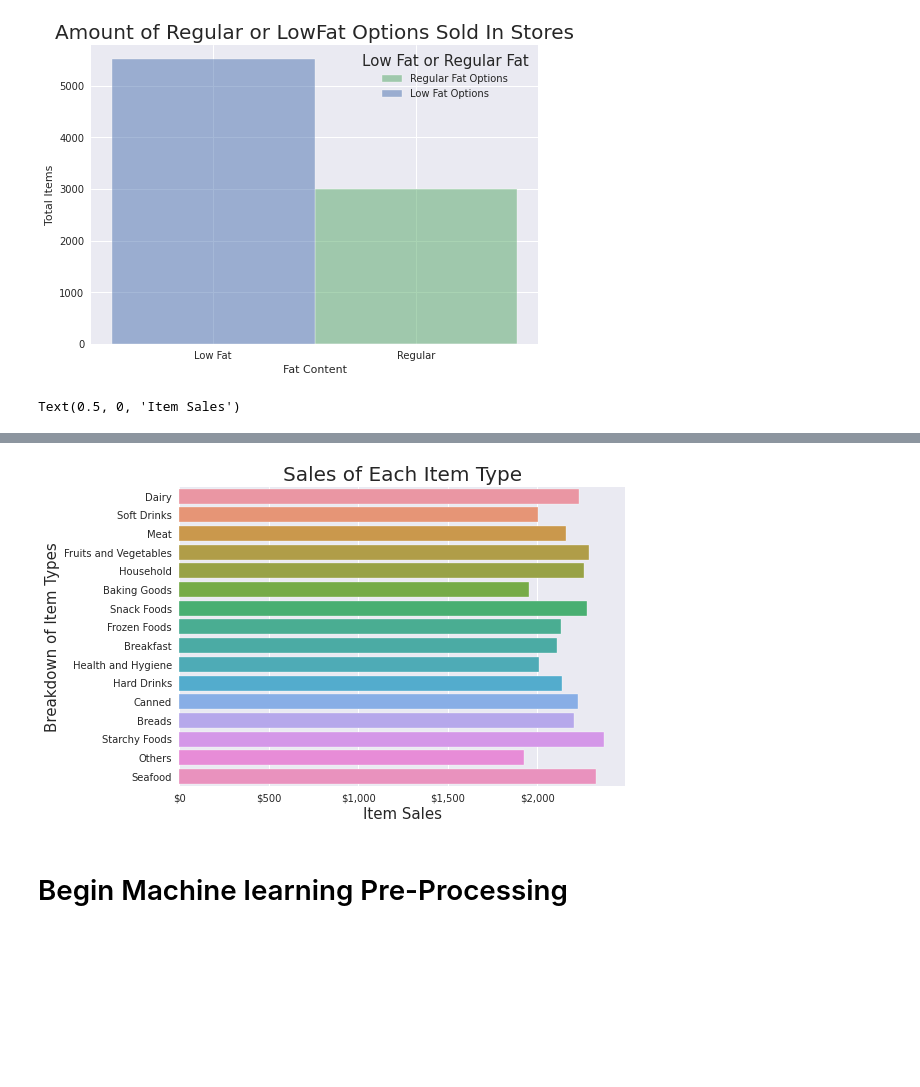
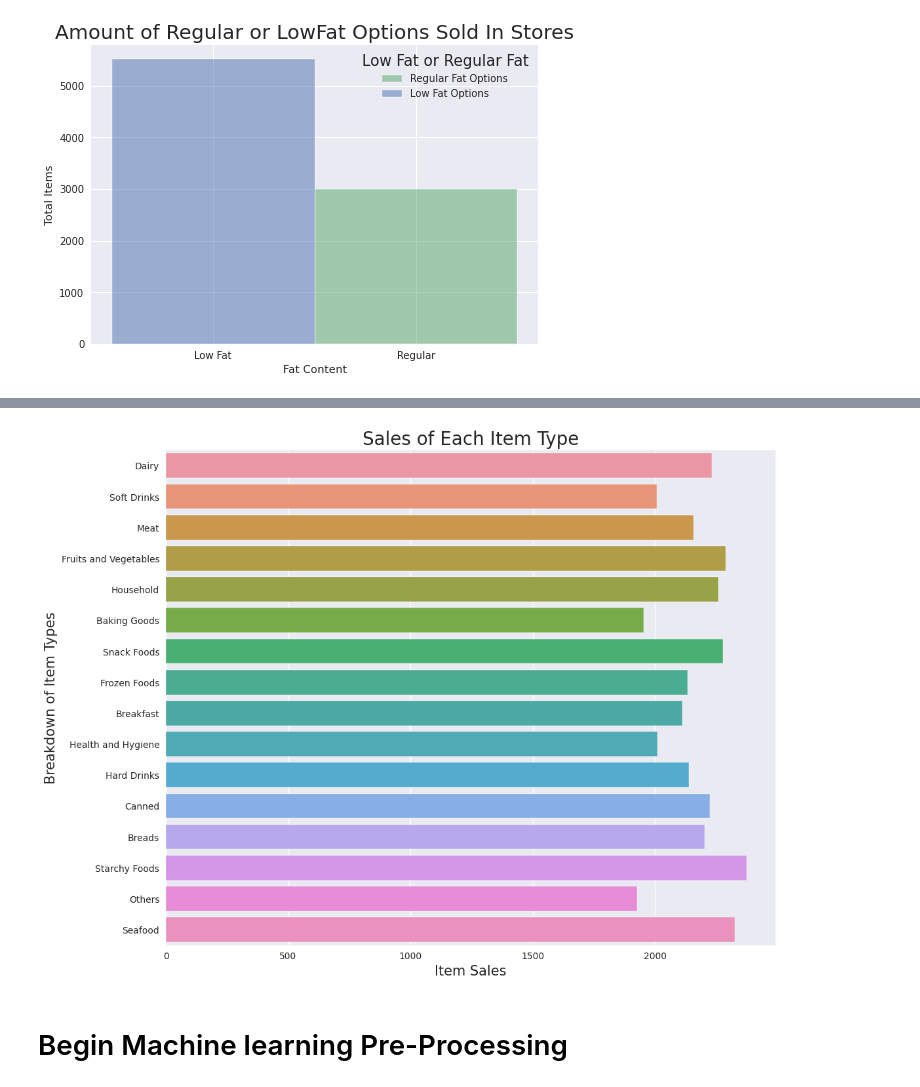
Before and after one commit to Shiromasteven/Sales-predictions, a Jupyter notebook: Sales_Predictions_Final.ipynb, the cells around one changed output, grey strips where cells are left out. Drawn from its saved outputs; the diff is of its cells as text; code cells hidden in the pictures; blank space fills up the shorter version.

```diff
--- a/Sales_Predictions_Final.ipynb
+++ b/Sales_Predictions_Final.ipynb
@@ -374,13 +390,12 @@ legend = plt.legend(['Regular Fat Options','Low Fat Options'], title = 'Low Fat
 #Comparing the different products and their sales across all stores.
 
 
-
-fig, ax = plt.subplots()
-price_fmt = mpl.ticker.StrMethodFormatter('${x:,.0f}')
+Sales_of_Each_Item_Type = plt.figure(figsize=(12,10), dpi= 100)
 sns.barplot(data = df, y = 'Item_Type', x = 'Item_Outlet_Sales', ci = None)
 ax.xaxis.set_major_formatter(price_fmt)
 plt.title('Sales of Each Item Type', fontsize = 20)
 plt.ylabel('Breakdown of Item Types', fontsize = 15)
 plt.xlabel('Item Sales', fontsize =15)
+Sales_of_Each_Item_Type.savefig('Sales_of_Each_Item_Type.png',  bbox_inches="tight")
+files.download('Sales_of_Each_Item_Type.png')
 # %% [output]
-Text(0.5, 0, 'Item Sales')
@@ -387,4 +404,4 @@ Text(0.5, 0, 'Item Sales')
-[figure, old version]
+[figure, new version]
 # %% [markdown]
 # Begin Machine learning Pre-Processing
 # %% [markdown]
```
Also changed, not shown: parts of 18 cells of this notebook.
